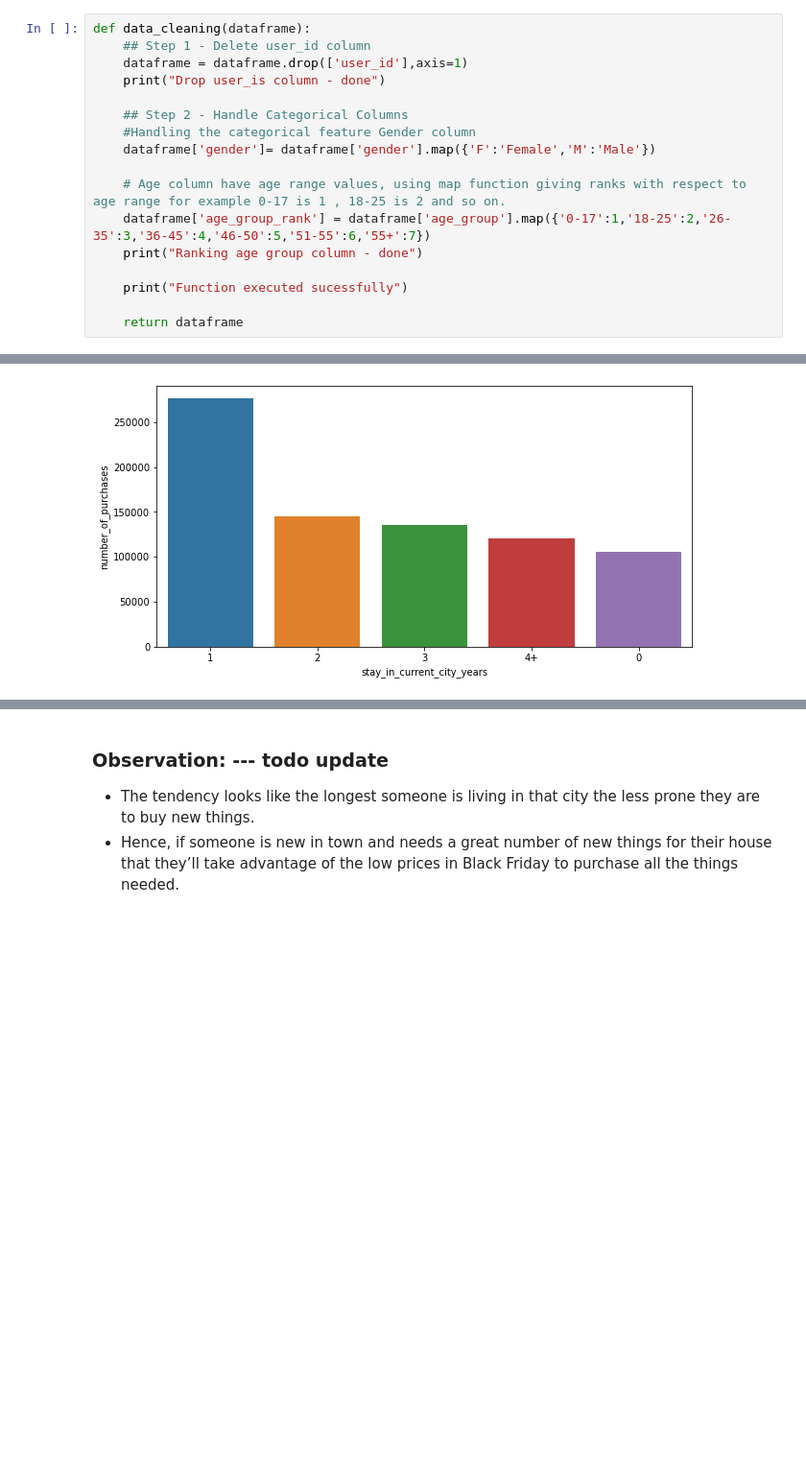
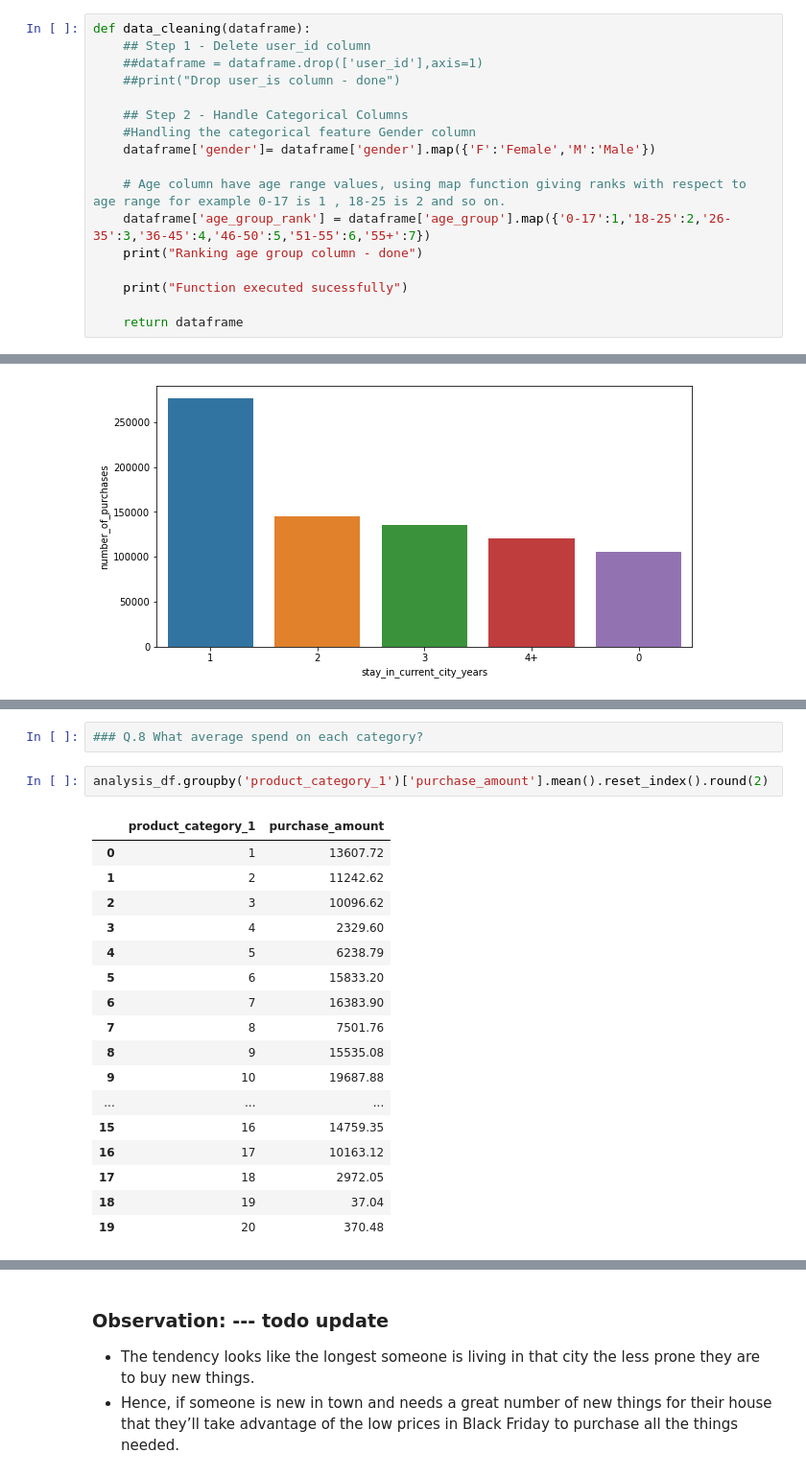
Before and after one commit to kirandhasade/Black_Friday_Analysis, a Jupyter notebook: Black friday.ipynb, the cells around one changed output, grey strips where cells are left out. Shown at 96% size. Cells and saved outputs as stored; diff of their text form; blank space fills up the shorter version.

```diff
--- a/Black friday.ipynb
+++ b/Black friday.ipynb
@@ -183,8 +183,8 @@ array([ 3,  1, 12,  8,  5,  4,  2,  6, 14, 11, 13, 15,  7, 16, 18, 10, 17,
 # %%
 def data_cleaning(dataframe):
     ## Step 1 - Delete user_id column
-    dataframe = dataframe.drop(['user_id'],axis=1)
-    print("Drop user_is column - done")
+    ##dataframe = dataframe.drop(['user_id'],axis=1)
+    ##print("Drop user_is column - done")
 
     ## Step 2 - Handle Categorical Columns
     #Handling the categorical feature Gender column
@@ -478,0 +428,22 @@ analysis_df.nlargest(10, 'purchase_amount').product_id.reset_index()
+# %%
+### Q.8 What average spend on each category?
+# %%
+analysis_df.groupby('product_category_1')['purchase_amount'].mean().reset_index().round(2)
+# %% [output]
+|  | product_category_1 | purchase_amount |
+| 0 | 1 | 13607.72 |
+| 1 | 2 | 11242.62 |
+| 2 | 3 | 10096.62 |
+| 3 | 4 | 2329.60 |
+| 4 | 5 | 6238.79 |
+| 5 | 6 | 15833.20 |
+| 6 | 7 | 16383.90 |
+| 7 | 8 | 7501.76 |
+| 8 | 9 | 15535.08 |
+| 9 | 10 | 19687.88 |
+| ... | ... | ... |
+| 15 | 16 | 14759.35 |
+| 16 | 17 | 10163.12 |
+| 17 | 18 | 2972.05 |
+| 18 | 19 | 37.04 |
+| 19 | 20 | 370.48 |
```
Also changed, not shown: parts of 68 cells of this notebook.
